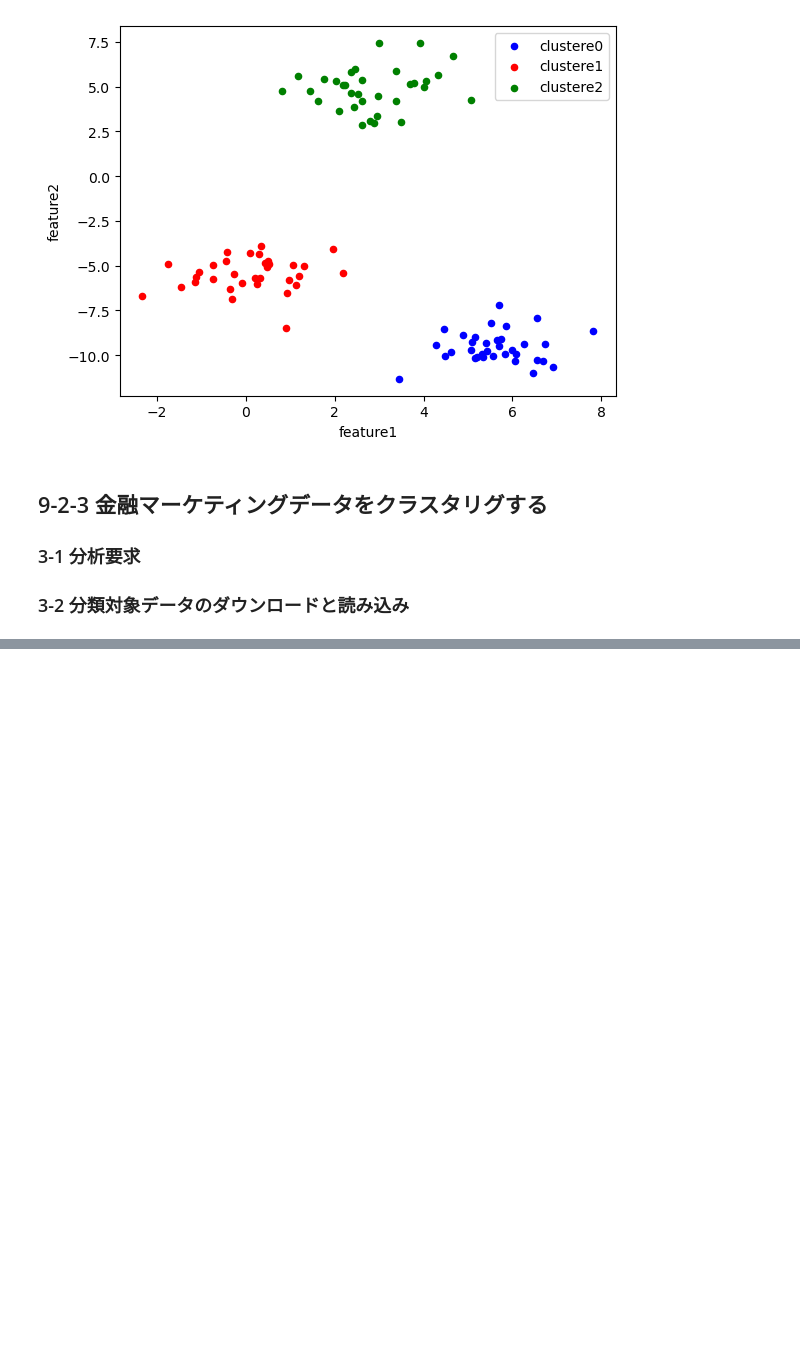
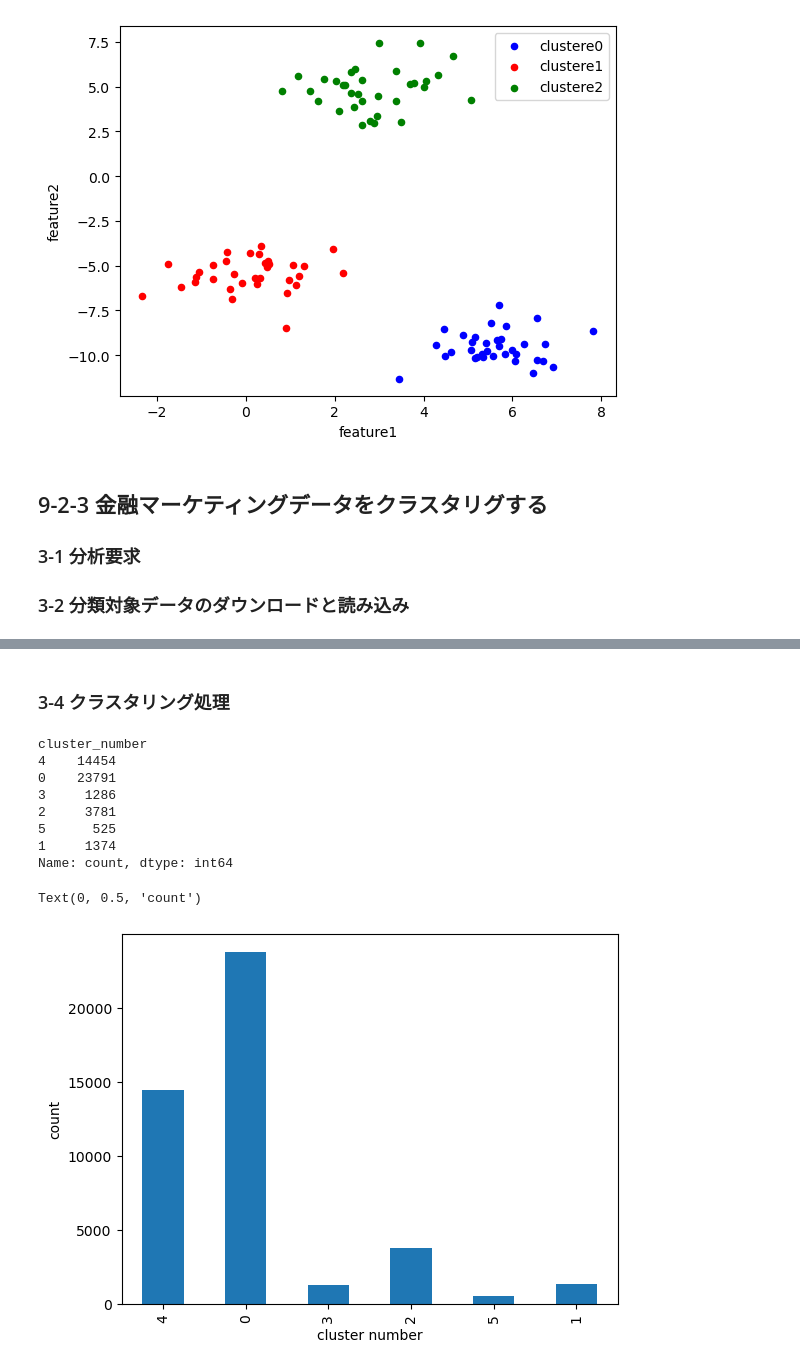
Before and after one commit to RentoYabuki06/ut_datascience_ikusei_kouza, a Jupyter notebook: chapter09/ch09.ipynb, the cells around one changed output, grey strips where cells are left out. Cells and saved outputs as stored; diff of their text form; code cells hidden in the pictures; blank space fills up the shorter version.

```diff
--- a/chapter09/ch09.ipynb
+++ b/chapter09/ch09.ipynb
@@ -95,0 +111,11 @@ bank.head()
+# %%
+from sklearn.preprocessing import StandardScaler
+
+# データの列の絞り込み
+bank_sub = bank[['age', 'balance', 'campaign', 'previous']]
+
+# 標準化
+sc = StandardScaler()
+sc.fit(bank_sub)
+bank_sub_std = sc.transform(bank_sub)
+bank_sub.info()
@@ -95,0 +134,28 @@ bank.head()
+# %% [markdown]
+### 3-4 クラスタリング処理
+# %%
+# KMeansクラスの初期化
+kmeans = KMeans(init='random', n_clusters=6, random_state=0)
+
+# クラスターの重心を計算
+kmeans.fit(bank_sub_std)
+# クラスターの番号をpandasのSeriesオブジェクトに変換
+labels = pd.Series(kmeans.labels_, name='cluster_number')
+# クラスター番号と件数を表示
+print(labels.value_counts(sort=False))
+
+# グラフを描画
+ax = labels.value_counts(sort=False).plot(kind='bar')
+ax.set_xlabel('cluster number')
+ax.set_ylabel('count')
+# %% [output]
+cluster_number
+4    14454
+0    23791
+3     1286
+2     3781
+5      525
+1     1374
+Name: count, dtype: int64
+Text(0, 0.5, 'count')
+[figure, added]
```
Also changed, not shown: parts of 10 cells of this notebook, 3 other files.
